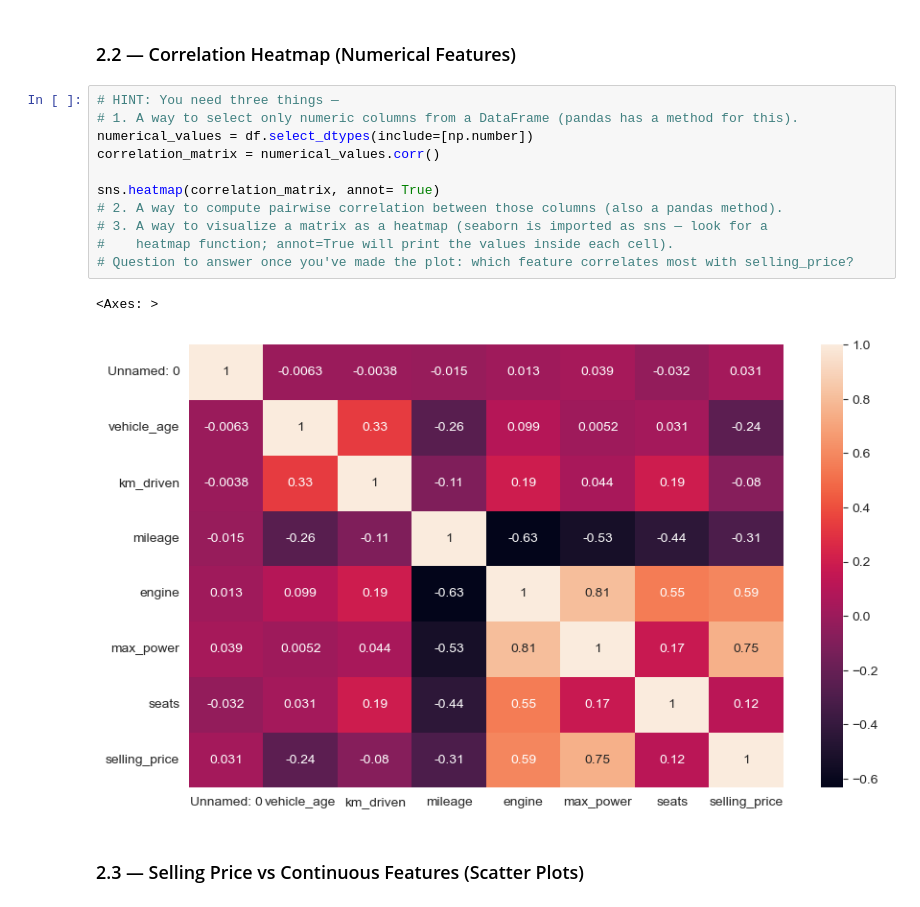
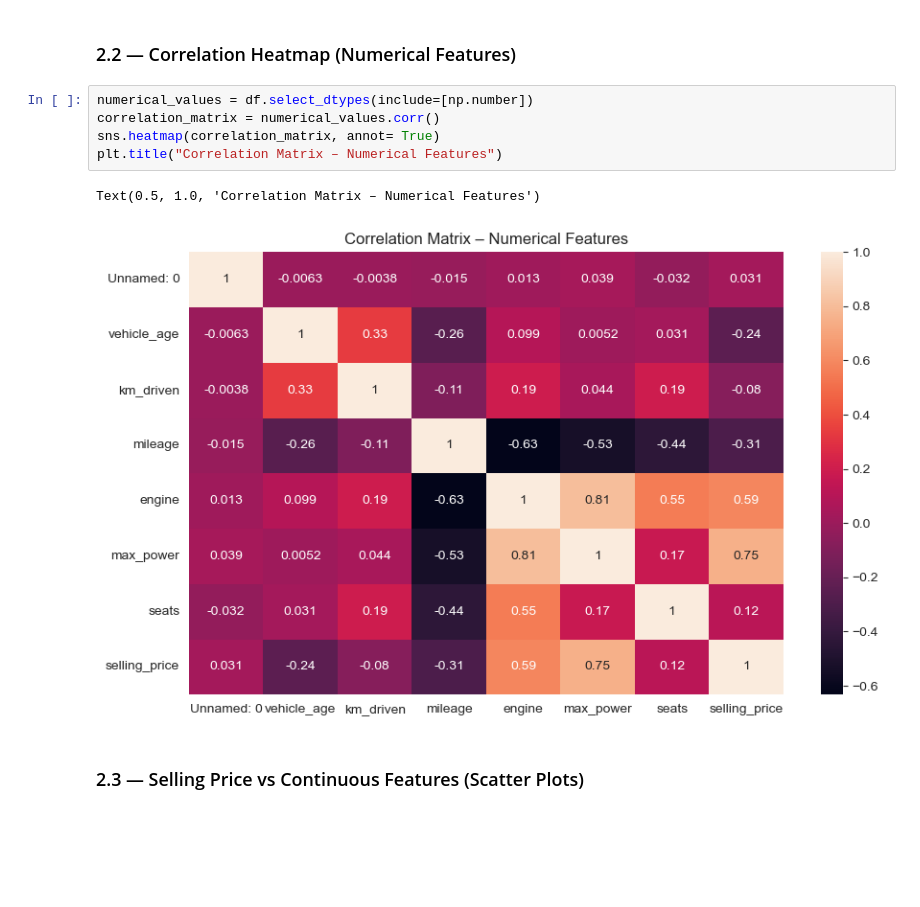
Before and after one commit to sufyan1105/Used-Car-Price-Prediction, a Jupyter notebook: used_car_price_predictor.ipynb, the cells around one changed output. Drawn from its saved outputs; the diff is of its cells as text; blank space fills up the shorter version.

```diff
--- a/used_car_price_predictor.ipynb
+++ b/used_car_price_predictor.ipynb
@@ -140,19 +140,13 @@ plt.show()
 # %% [markdown]
 ### 2.2 — Correlation Heatmap (Numerical Features)
 # %%
-# HINT: You need three things —
-# 1. A way to select only numeric columns from a DataFrame (pandas has a method for this).
 numerical_values = df.select_dtypes(include=[np.number])
 correlation_matrix = numerical_values.corr()
-
 sns.heatmap(correlation_matrix, annot= True)
-# 2. A way to compute pairwise correlation between those columns (also a pandas method).
-# 3. A way to visualize a matrix as a heatmap (seaborn is imported as sns — look for a
-#    heatmap function; annot=True will print the values inside each cell).
-# Question to answer once you've made the plot: which feature correlates most with selling_price?
+plt.title("Correlation Matrix – Numerical Features")
 # %% [output]
-<Axes: >
+Text(0.5, 1.0, 'Correlation Matrix – Numerical Features')
-[figure, old version]
+[figure, new version]
 # %% [markdown]
 ### 2.3 — Selling Price vs Continuous Features (Scatter Plots)
 # %%
```
Also changed, not shown: parts of 4 cells of this notebook.
